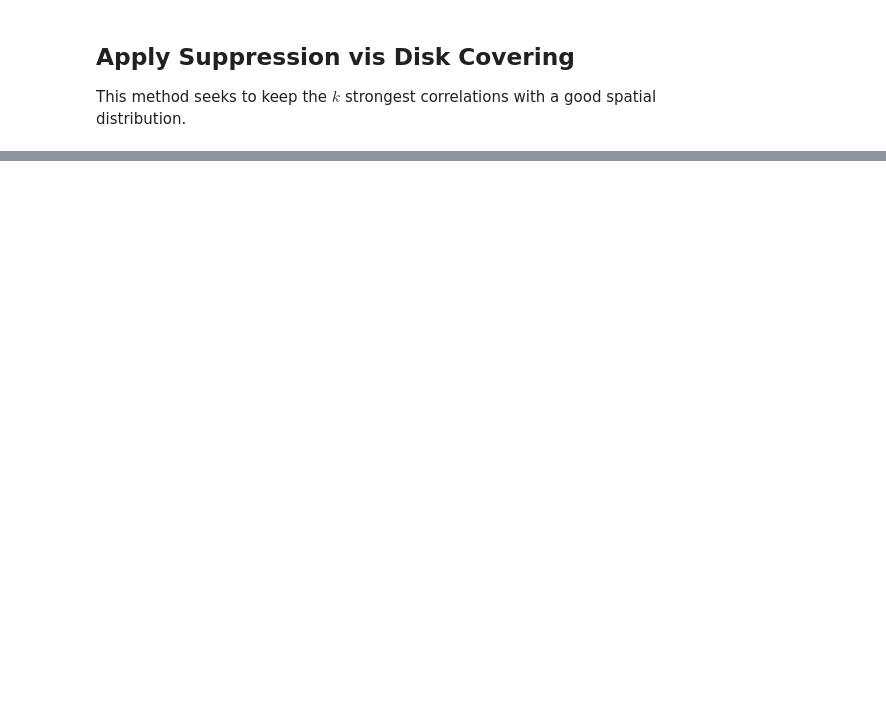
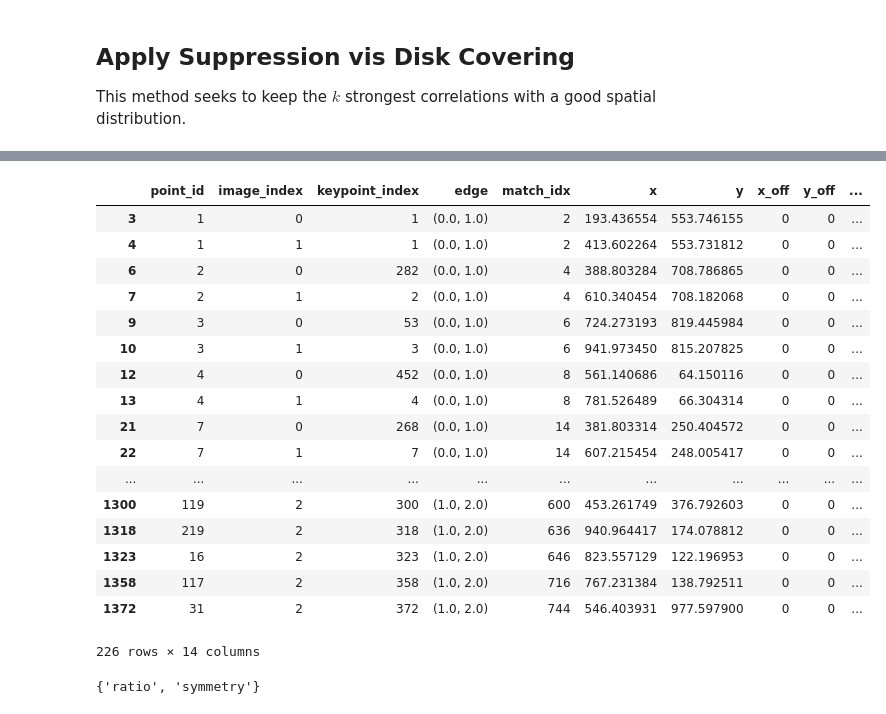
Before and after one commit to USGS-Astrogeology/autocnet, a Jupyter notebook: notebooks/Tutorial with Visualization.ipynb, the cells around one changed output, grey strips where cells are left out. Saved outputs shown, nothing was run; the diff lists cells and outputs as text; code cells hidden in the pictures; blank space fills up the shorter version.

```diff
--- a/notebooks/Tutorial with Visualization.ipynb
+++ b/notebooks/Tutorial with Visualization.ipynb
@@ -148,0 +179,14 @@ KeyboardInterrupt:
+# %%
+import pandas as pd
+cg.apply_func_to_edges(Edge.symmetry_check)
+cg.apply_func_to_edges(Edge.ratio_check)
+masks = pd.DataFrame()
+print(masks)
+mask_list = cg.apply(lambda x:(x.source, x.destination, x.masks))
+for s,d, mask in mask_list:
+    mask = mask.reset_index().rename(columns={'index':'match_idx'})
+    # drop edge, destination columns since they are uneeded
+    mask = mask.drop(['source', 'destination'], axis=1)
+    mask['edge'] = [(s['node_id'], d['node_id'])]*mask.shape[0]
+    masks = masks.append(mask)
+masks = masks.reset_index(drop=True)
@@ -148,0 +216,27 @@ KeyboardInterrupt:
+# %%
+masks['all'] = masks[['symmetry', 'ratio']].all(axis=1)
+p = cg.controlnetwork.merge(masks, on=['edge', 'match_idx'])
+p[p['all'] == True]
+# %% [output]
+|  | point_id | image_index | keypoint_index | edge | match_idx | x | y | x_off | y_off | ... |
+| 3 | 1 | 0 | 1 | (0.0, 1.0) | 2 | 193.436554 | 553.746155 | 0 | 0 | ... |
+| 4 | 1 | 1 | 1 | (0.0, 1.0) | 2 | 413.602264 | 553.731812 | 0 | 0 | ... |
+| 6 | 2 | 0 | 282 | (0.0, 1.0) | 4 | 388.803284 | 708.786865 | 0 | 0 | ... |
+| 7 | 2 | 1 | 2 | (0.0, 1.0) | 4 | 610.340454 | 708.182068 | 0 | 0 | ... |
+| 9 | 3 | 0 | 53 | (0.0, 1.0) | 6 | 724.273193 | 819.445984 | 0 | 0 | ... |
+| 10 | 3 | 1 | 3 | (0.0, 1.0) | 6 | 941.973450 | 815.207825 | 0 | 0 | ... |
+| 12 | 4 | 0 | 452 | (0.0, 1.0) | 8 | 561.140686 | 64.150116 | 0 | 0 | ... |
+| 13 | 4 | 1 | 4 | (0.0, 1.0) | 8 | 781.526489 | 66.304314 | 0 | 0 | ... |
+| 21 | 7 | 0 | 268 | (0.0, 1.0) | 14 | 381.803314 | 250.404572 | 0 | 0 | ... |
+| 22 | 7 | 1 | 7 | (0.0, 1.0) | 14 | 607.215454 | 248.005417 | 0 | 0 | ... |
+| ... | ... | ... | ... | ... | ... | ... | ... | ... | ... | ... |
+| 1300 | 119 | 2 | 300 | (1.0, 2.0) | 600 | 453.261749 | 376.792603 | 0 | 0 | ... |
+| 1318 | 219 | 2 | 318 | (1.0, 2.0) | 636 | 940.964417 | 174.078812 | 0 | 0 | ... |
+| 1323 | 16 | 2 | 323 | (1.0, 2.0) | 646 | 823.557129 | 122.196953 | 0 | 0 | ... |
+| 1358 | 117 | 2 | 358 | (1.0, 2.0) | 716 | 767.231384 | 138.792511 | 0 | 0 | ... |
+| 1372 | 31 | 2 | 372 | (1.0, 2.0) | 744 | 546.403931 | 977.597900 | 0 | 0 | ... |
+226 rows × 14 columns
+# %%
+set(cg[0][1]['data'].masks.columns) - {'source', 'destination'}
+# %% [output]
+{'ratio', 'symmetry'}
```
Also changed, not shown: parts of 25 cells of this notebook, 1 other file.
